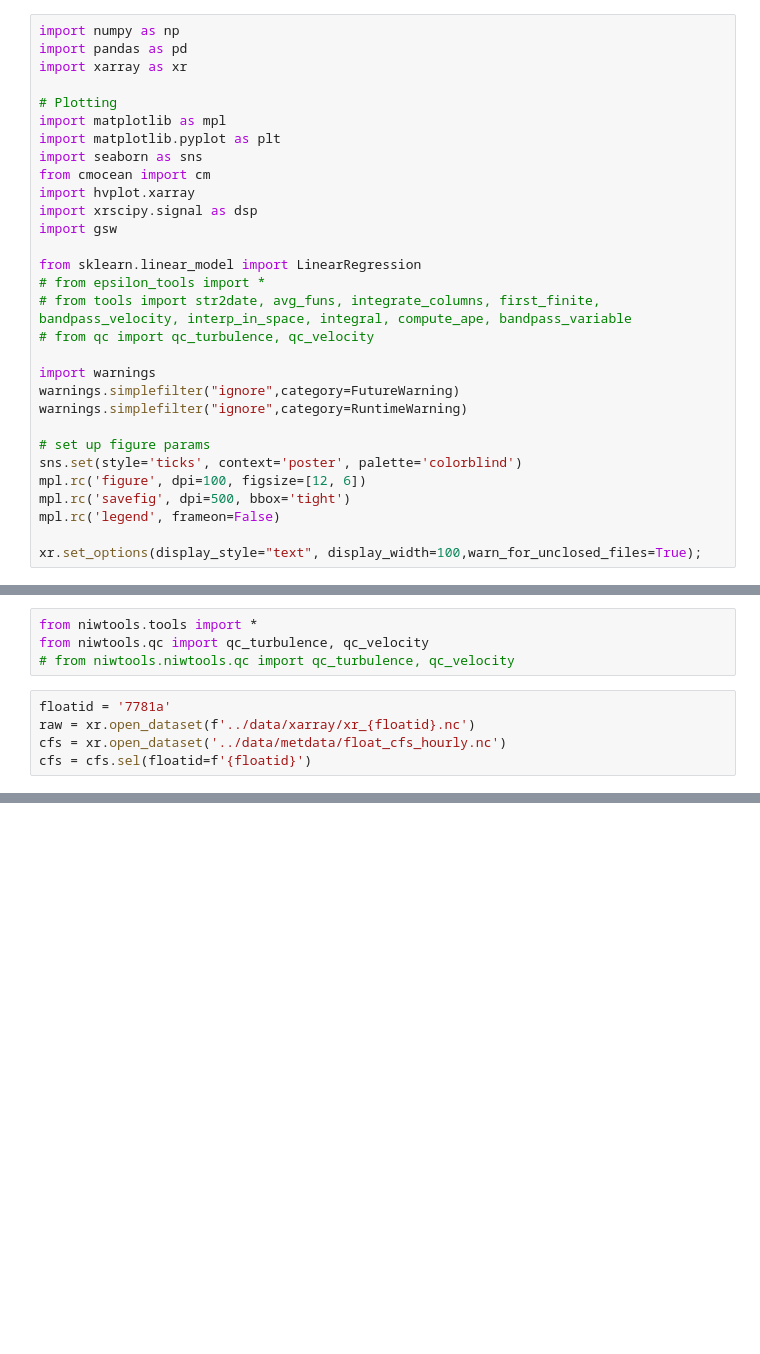
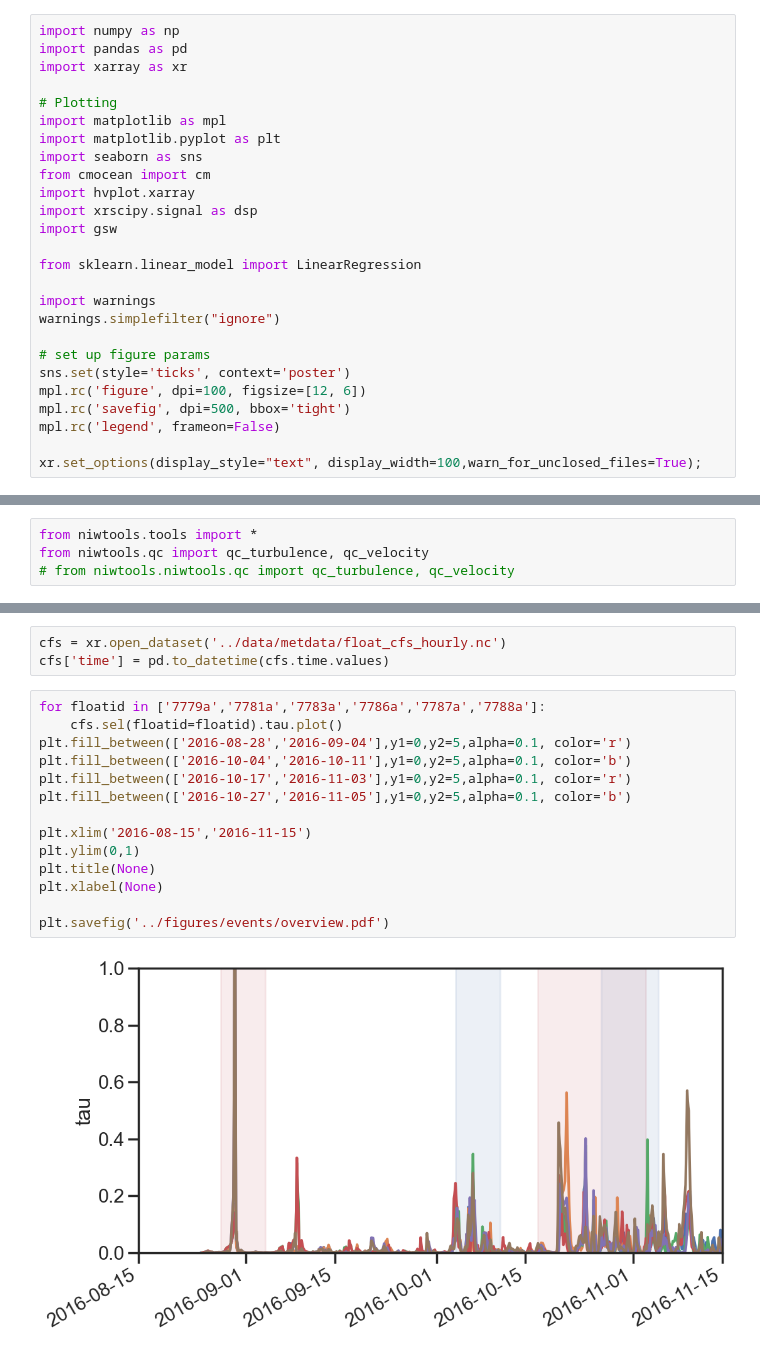
Before and after one commit to sessink/NIW, a Jupyter notebook: notebooks/identify_storms.ipynb, the cells around one changed output, grey strips where cells are left out. Drawn from its saved outputs; the diff is of its cells as text; blank space fills up the shorter version.

Commit message:
multiple events

```diff
--- a/notebooks/identify_storms.ipynb
+++ b/notebooks/identify_storms.ipynb
@@ -23,16 +20,12 @@ import xrscipy.signal as dsp
 import gsw
 
 from sklearn.linear_model import LinearRegression
-# from epsilon_tools import *
-# from tools import str2date, avg_funs, integrate_columns, first_finite, bandpass_velocity, interp_in_space, integral, compute_ape, bandpass_variable
-# from qc import qc_turbulence, qc_velocity
 
 import warnings
-warnings.simplefilter("ignore",category=FutureWarning)
-warnings.simplefilter("ignore",category=RuntimeWarning)
+warnings.simplefilter("ignore")
 
 # set up figure params
-sns.set(style='ticks', context='poster', palette='colorblind')
+sns.set(style='ticks', context='poster')
 mpl.rc('figure', dpi=100, figsize=[12, 6])
 mpl.rc('savefig', dpi=500, bbox='tight')
 mpl.rc('legend', frameon=False)
@@ -45,8 +35,3 @@ xr.set_options(display_style="text", display_width=100,warn_for_unclosed_files=T
 from niwtools.tools import *
 from niwtools.qc import qc_turbulence, qc_velocity
 # from niwtools.niwtools.qc import qc_turbulence, qc_velocity
-# %%
-floatid = '7781a'
-raw = xr.open_dataset(f'../data/xarray/xr_{floatid}.nc')
-cfs = xr.open_dataset('../data/metdata/float_cfs_hourly.nc')
-cfs = cfs.sel(floatid=f'{floatid}')
@@ -52,0 +44,19 @@ cfs = cfs.sel(floatid=f'{floatid}')
+# %%
+cfs = xr.open_dataset('../data/metdata/float_cfs_hourly.nc')
+cfs['time'] = pd.to_datetime(cfs.time.values)
+# %%
+for floatid in ['7779a','7781a','7783a','7786a','7787a','7788a']:
+    cfs.sel(floatid=floatid).tau.plot()
+plt.fill_between(['2016-08-28','2016-09-04'],y1=0,y2=5,alpha=0.1, color='r')
+plt.fill_between(['2016-10-04','2016-10-11'],y1=0,y2=5,alpha=0.1, color='b')
+plt.fill_between(['2016-10-17','2016-11-03'],y1=0,y2=5,alpha=0.1, color='r')
+plt.fill_between(['2016-10-27','2016-11-05'],y1=0,y2=5,alpha=0.1, color='b')
+
+plt.xlim('2016-08-15','2016-11-15')
+plt.ylim(0,1)
+plt.title(None)
+plt.xlabel(None)
+
+plt.savefig('../figures/events/overview.pdf')
+# %% [output]
+[figure, added]
```
Also changed, not shown: parts of 5 cells of this notebook, 4 other files.
